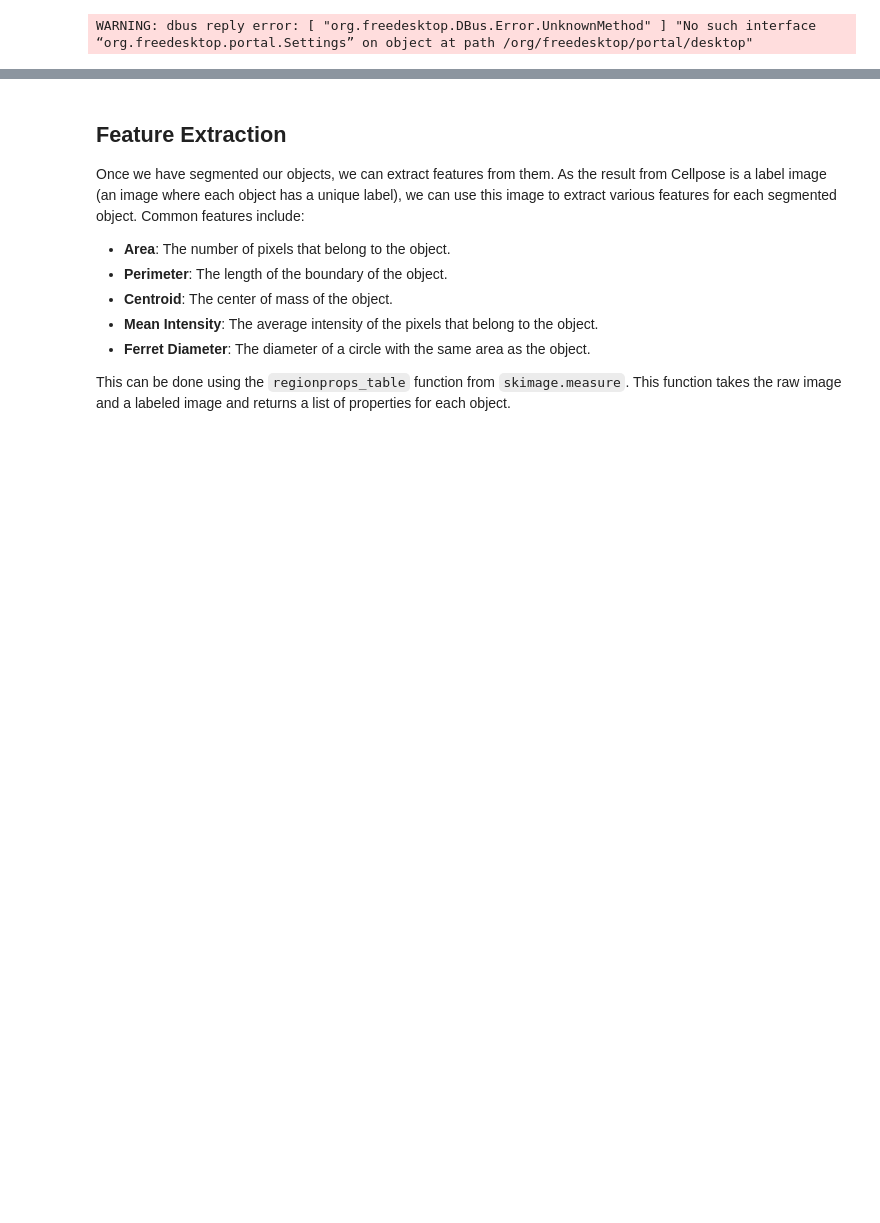
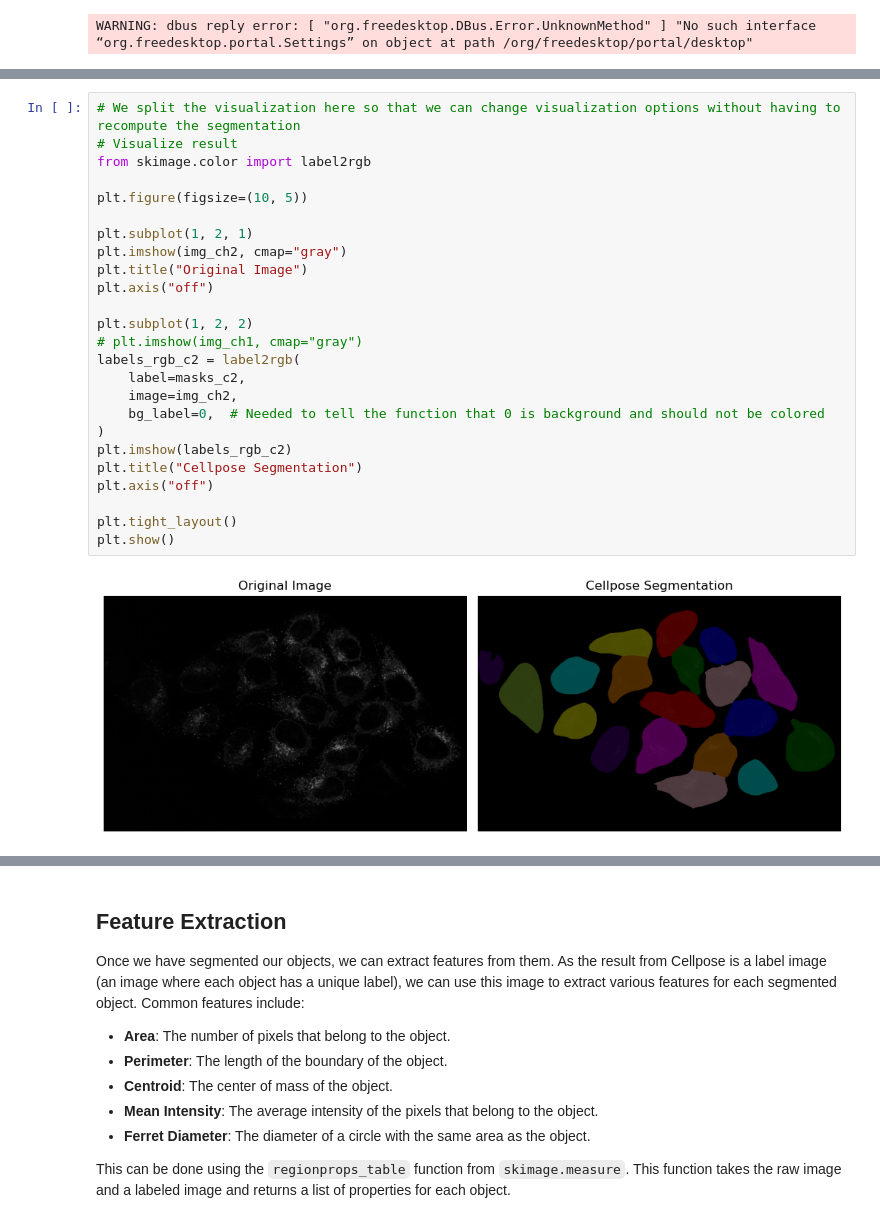
Before and after one commit to m-albert/mnb-image-analysis, a Jupyter notebook: materials/feature_extraction/feature_extraction.ipynb, the cells around one changed output, grey strips where cells are left out. Cells and saved outputs as stored; diff of their text form; blank space fills up the shorter version.

```diff
--- a/materials/feature_extraction/feature_extraction.ipynb
+++ b/materials/feature_extraction/feature_extraction.ipynb
@@ -149,3 +157,30 @@ plt.show()
+# %%
+# We split the visualization here so that we can change visualization options without having to recompute the segmentation
+# Visualize result
+from skimage.color import label2rgb
+
+plt.figure(figsize=(10, 5))
+
+plt.subplot(1, 2, 1)
+plt.imshow(img_ch2, cmap="gray")
+plt.title("Original Image")
+plt.axis("off")
+
+plt.subplot(1, 2, 2)
+# plt.imshow(img_ch1, cmap="gray")
+labels_rgb_c2 = label2rgb(
+    label=masks_c2,
+    image=img_ch2,
+    bg_label=0,  # Needed to tell the function that 0 is background and should not be colored
+)
+plt.imshow(labels_rgb_c2)
+plt.title("Cellpose Segmentation")
+plt.axis("off")
+
+plt.tight_layout()
+plt.show()
+# %% [output]
+[figure, added]
 # %%
 # We split the visualization here so that we can change visualization options without having to recompute the segmentation
 # Visualize result in a 2x2 grid:
```
Also changed, not shown: parts of 22 cells of this notebook.
